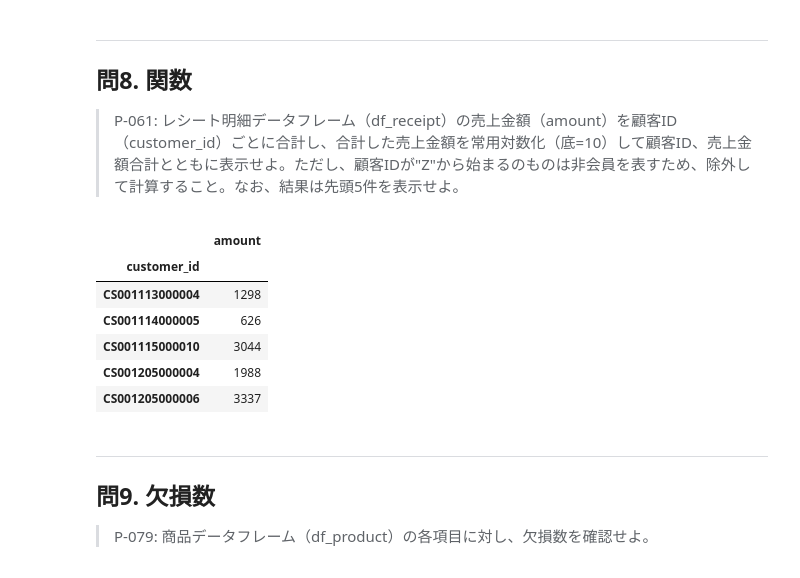
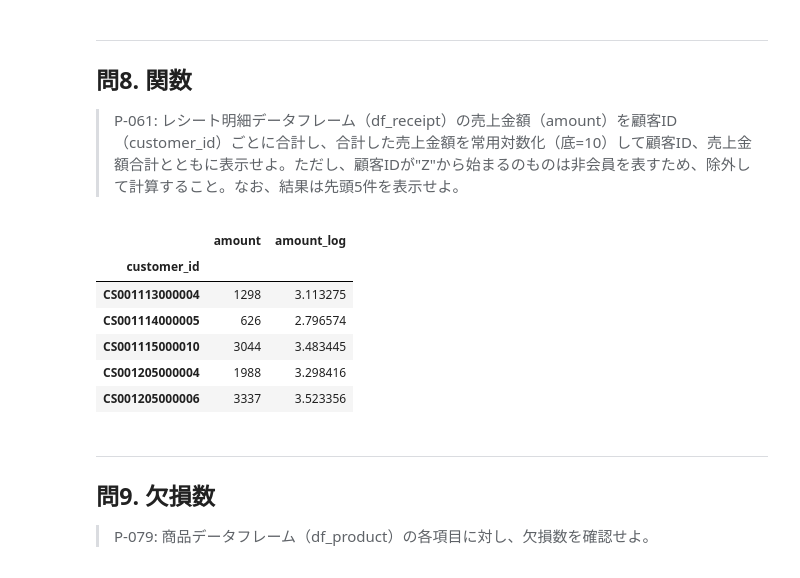
Before and after one commit to tikutikuwa/Basic-Python, a Jupyter notebook: colab/answer/pandas_answer.ipynb, the cells around one changed output. Cells and saved outputs as stored; diff of their text form; code cells hidden in the pictures.

```diff
--- a/colab/answer/pandas_answer.ipynb
+++ b/colab/answer/pandas_answer.ipynb
@@ -119,16 +119,16 @@ df_customer[["application_date","customer_id"]].head()
 > P-061: レシート明細データフレーム（df_receipt）の売上金額（amount）を顧客ID（customer_id）ごとに合計し、合計した売上金額を常用対数化（底=10）して顧客ID、売上金額合計とともに表示せよ。ただし、顧客IDが"Z"から始まるのものは非会員を表すため、除外して計算すること。なお、結果は先頭5件を表示せよ。
 # %%
 df_receipt_amount = df_receipt_only_member_sum[["amount"]]
-df_receipt_amount.assign(amount_log=np.log10(df_receipt_amount["amount"]))
+df_receipt_amount = df_receipt_amount.assign(amount_log=np.log10(df_receipt_amount["amount"]))
 df_receipt_amount.head()
 # %% [output]
-|  | amount |
-| customer_id |  |
-| CS001113000004 | 1298 |
-| CS001114000005 | 626 |
-| CS001115000010 | 3044 |
-| CS001205000004 | 1988 |
-| CS001205000006 | 3337 |
+|  | amount | amount_log |
+| customer_id |  |  |
+| CS001113000004 | 1298 | 3.113275 |
+| CS001114000005 | 626 | 2.796574 |
+| CS001115000010 | 3044 | 3.483445 |
+| CS001205000004 | 1988 | 3.298416 |
+| CS001205000006 | 3337 | 3.523356 |
 # %% [markdown]
 ---
 ## 問9. 欠損数
```
